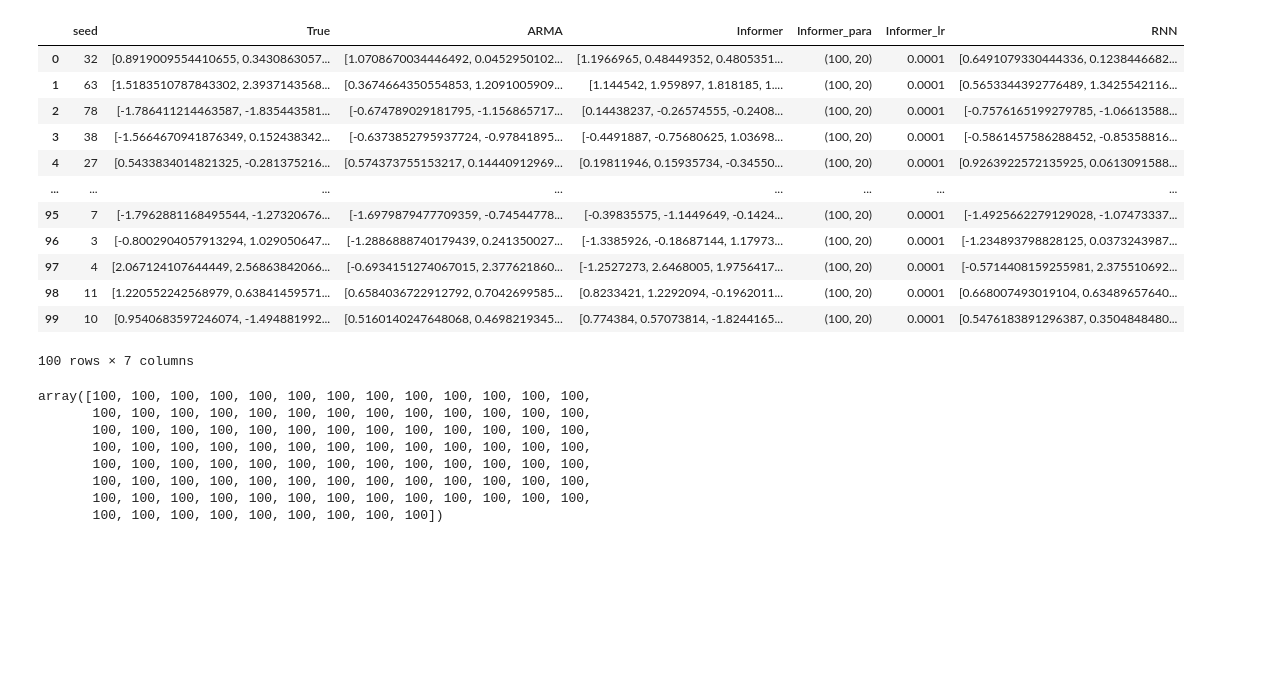
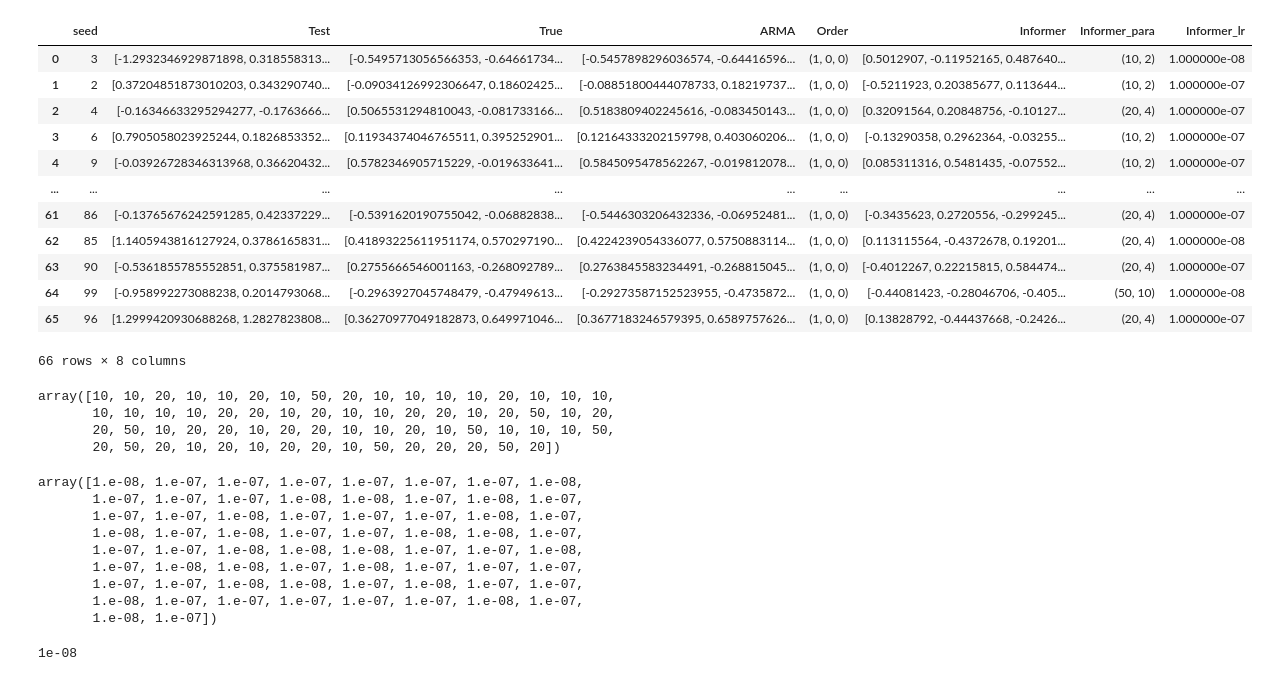
Before and after one commit to jasongangquanzhang/Informer_Time_Series, a Jupyter notebook: visiualization.ipynb, the cells around one changed output. Cells and saved outputs as stored; diff of their text form; code cells hidden in the pictures; blank space fills up the shorter version.

```diff
--- a/visiualization.ipynb
+++ b/visiualization.ipynb
@@ -5,20 +5,22 @@ import numpy as np
 from sklearn.metrics import mean_squared_error
 import matplotlib.pyplot as plt
 # %%
-# df = pd.read_csv('csv_results/result_15.csv')
-df = pd.read_csv('csv_results_mercury/result_1.csv')
+# df = pd.read_csv('csv_results/result_16.csv')
+df_ar = pd.read_csv('csv_results_mercury/result_ar.csv')
+df_arma = pd.read_csv('csv_results_mercury/result_arma.csv')
+df = pd.read_csv('csv_results/result_18.csv')
 df
 # %% [output]
-|  | seed | True | ARMA | Informer | Informer_para | Informer_lr | RNN |
-| 0 | 32 | [0.8919009554410655, 0.3430863057... | [1.0708670034446492, 0.0452950102... | [1.1966965, 0.48449352, 0.4805351... | (100, 20) | 0.0001 | [0.6491079330444336, 0.1238446682... |
-| 1 | 63 | [1.5183510787843302, 2.3937143568... | [0.3674664350554853, 1.2091005909... | [1.144542, 1.959897, 1.818185, 1.... | (100, 20) | 0.0001 | [0.5653344392776489, 1.3425542116... |
-| 2 | 78 | [-1.786411214463587, -1.835443581... | [-0.674789029181795, -1.156865717... | [0.14438237, -0.26574555, -0.2408... | (100, 20) | 0.0001 | [-0.7576165199279785, -1.06613588... |
-| 3 | 38 | [-1.5664670941876349, 0.152438342... | [-0.6373852795937724, -0.97841895... | [-0.4491887, -0.75680625, 1.03698... | (100, 20) | 0.0001 | [-0.5861457586288452, -0.85358816... |
-| 4 | 27 | [0.5433834014821325, -0.281375216... | [0.574373755153217, 0.14440912969... | [0.19811946, 0.15935734, -0.34550... | (100, 20) | 0.0001 | [0.9263922572135925, 0.0613091588... |
-| ... | ... | ... | ... | ... | ... | ... | ... |
-| 95 | 7 | [-1.7962881168495544, -1.27320676... | [-1.6979879477709359, -0.74544778... | [-0.39835575, -1.1449649, -0.1424... | (100, 20) | 0.0001 | [-1.4925662279129028, -1.07473337... |
-| 96 | 3 | [-0.8002904057913294, 1.029050647... | [-1.2886888740179439, 0.241350027... | [-1.3385926, -0.18687144, 1.17973... | (100, 20) | 0.0001 | [-1.234893798828125, 0.0373243987... |
-| 97 | 4 | [2.067124107644449, 2.56863842066... | [-0.6934151274067015, 2.377621860... | [-1.2527273, 2.6468005, 1.9756417... | (100, 20) | 0.0001 | [-0.5714408159255981, 2.375510692... |
-| 98 | 11 | [1.220552242568979, 0.63841459571... | [0.6584036722912792, 0.7042699585... | [0.8233421, 1.2292094, -0.1962011... | (100, 20) | 0.0001 | [0.668007493019104, 0.63489657640... |
-| 99 | 10 | [0.9540683597246074, -1.494881992... | [0.5160140247648068, 0.4698219345... | [0.774384, 0.57073814, -1.8244165... | (100, 20) | 0.0001 | [0.5476183891296387, 0.3504848480... |
+|  | seed | Test | True | ARMA | Order | Informer | Informer_para | Informer_lr |
+| 0 | 3 | [-1.2932346929871898, 0.318558313... | [-0.5495713056566353, -0.64661734... | [-0.5457898296036574, -0.64416596... | (1, 0, 0) | [0.5012907, -0.11952165, 0.487640... | (10, 2) | 1.000000e-08 |
+| 1 | 2 | [0.37204851873010203, 0.343290740... | [-0.09034126992306647, 0.18602425... | [-0.08851800444078733, 0.18219737... | (1, 0, 0) | [-0.5211923, 0.20385677, 0.113644... | (10, 2) | 1.000000e-07 |
+| 2 | 4 | [-0.16346633295294277, -0.1763666... | [0.5065531294810043, -0.081733166... | [0.5183809402245616, -0.083450143... | (1, 0, 0) | [0.32091564, 0.20848756, -0.10127... | (20, 4) | 1.000000e-07 |
+| 3 | 6 | [0.7905058023925244, 0.1826853352... | [0.11934374046765511, 0.395252901... | [0.12164333202159798, 0.403060206... | (1, 0, 0) | [-0.13290358, 0.2962364, -0.03255... | (10, 2) | 1.000000e-07 |
+| 4 | 9 | [-0.03926728346313968, 0.36620432... | [0.5782346905715229, -0.019633641... | [0.5845095478562267, -0.019812078... | (1, 0, 0) | [0.085311316, 0.5481435, -0.07552... | (10, 2) | 1.000000e-07 |
+| ... | ... | ... | ... | ... | ... | ... | ... | ... |
+| 61 | 86 | [-0.13765676242591285, 0.42337229... | [-0.5391620190755042, -0.06882838... | [-0.5446303206432336, -0.06952481... | (1, 0, 0) | [-0.3435623, 0.2720556, -0.299245... | (20, 4) | 1.000000e-07 |
+| 62 | 85 | [1.1405943816127924, 0.3786165831... | [0.41893225611951174, 0.570297190... | [0.4224239054336077, 0.5750883114... | (1, 0, 0) | [0.113115564, -0.4372678, 0.19201... | (20, 4) | 1.000000e-08 |
+| 63 | 90 | [-0.5361855785552851, 0.375581987... | [0.2755666546001163, -0.268092789... | [0.2763845583234491, -0.268815045... | (1, 0, 0) | [-0.4012267, 0.22215815, 0.584474... | (20, 4) | 1.000000e-07 |
+| 64 | 99 | [-0.958992273088238, 0.2014793068... | [-0.2963927045748479, -0.47949613... | [-0.29273587152523955, -0.4735872... | (1, 0, 0) | [-0.44081423, -0.28046706, -0.405... | (50, 10) | 1.000000e-08 |
+| 65 | 96 | [1.2999420930688268, 1.2827823808... | [0.36270977049182873, 0.649971046... | [0.3677183246579395, 0.6589757626... | (1, 0, 0) | [0.13828792, -0.44437668, -0.2426... | (20, 4) | 1.000000e-07 |
-100 rows × 7 columns
+66 rows × 8 columns
@@ -35,11 +44,7 @@ informer_select = np.array(df['Informer_para'].apply(ast.literal_eval).to_list()
 informer_lr_select = np.array(df['Informer_lr'].to_list())
 informer_select
 # %% [output]
-array([100, 100, 100, 100, 100, 100, 100, 100, 100, 100, 100, 100, 100,
-       100, 100, 100, 100, 100, 100, 100, 100, 100, 100, 100, 100, 100,
-       100, 100, 100, 100, 100, 100, 100, 100, 100, 100, 100, 100, 100,
-       100, 100, 100, 100, 100, 100, 100, 100, 100, 100, 100, 100, 100,
-       100, 100, 100, 100, 100, 100, 100, 100, 100, 100, 100, 100, 100,
-       100, 100, 100, 100, 100, 100, 100, 100, 100, 100, 100, 100, 100,
-       100, 100, 100, 100, 100, 100, 100, 100, 100, 100, 100, 100, 100,
-       100, 100, 100, 100, 100, 100, 100, 100, 100])
+array([10, 10, 20, 10, 10, 20, 10, 50, 20, 10, 10, 10, 10, 20, 10, 10, 10,
+       10, 10, 10, 10, 20, 20, 10, 20, 10, 10, 20, 20, 10, 20, 50, 10, 20,
+       20, 50, 10, 20, 20, 10, 20, 20, 10, 10, 20, 10, 50, 10, 10, 10, 50,
+       20, 50, 20, 10, 20, 10, 20, 20, 10, 50, 20, 20, 20, 50, 20])
@@ -48,3 +51,19 @@ array([100, 100, 100, 100, 100, 100, 100, 100, 100, 100, 100, 100, 100,
+# %%
+informer_lr_select
+# %% [output]
+array([1.e-08, 1.e-07, 1.e-07, 1.e-07, 1.e-07, 1.e-07, 1.e-07, 1.e-08,
+       1.e-07, 1.e-07, 1.e-07, 1.e-08, 1.e-08, 1.e-07, 1.e-08, 1.e-07,
+       1.e-07, 1.e-07, 1.e-08, 1.e-07, 1.e-07, 1.e-07, 1.e-08, 1.e-07,
+       1.e-08, 1.e-07, 1.e-08, 1.e-07, 1.e-07, 1.e-08, 1.e-08, 1.e-07,
+       1.e-07, 1.e-07, 1.e-08, 1.e-08, 1.e-08, 1.e-07, 1.e-07, 1.e-08,
+       1.e-07, 1.e-08, 1.e-08, 1.e-07, 1.e-08, 1.e-07, 1.e-07, 1.e-07,
+       1.e-07, 1.e-07, 1.e-08, 1.e-08, 1.e-07, 1.e-08, 1.e-07, 1.e-07,
+       1.e-08, 1.e-07, 1.e-07, 1.e-07, 1.e-07, 1.e-07, 1.e-08, 1.e-07,
+       1.e-08, 1.e-07])
+# %%
+print(float(informer_lr_select[0]))
+# %% [output]
+1e-08
 # %%
 
 
```
Also changed, not shown: parts of 8 cells of this notebook, 1 other file.
